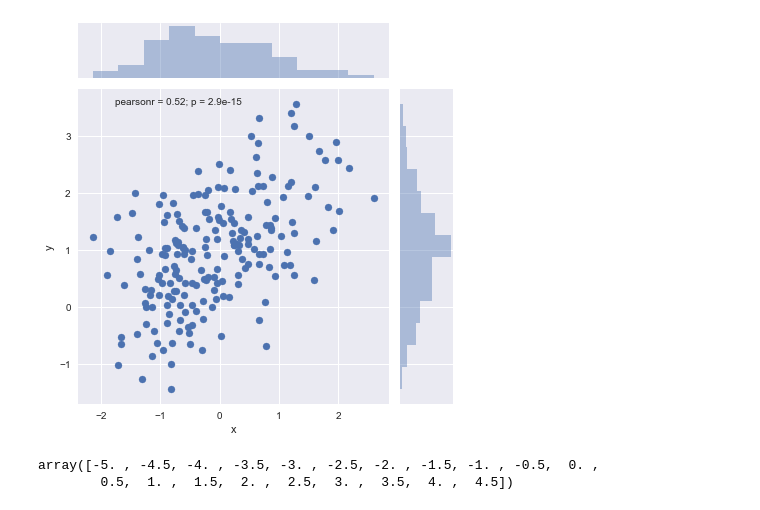
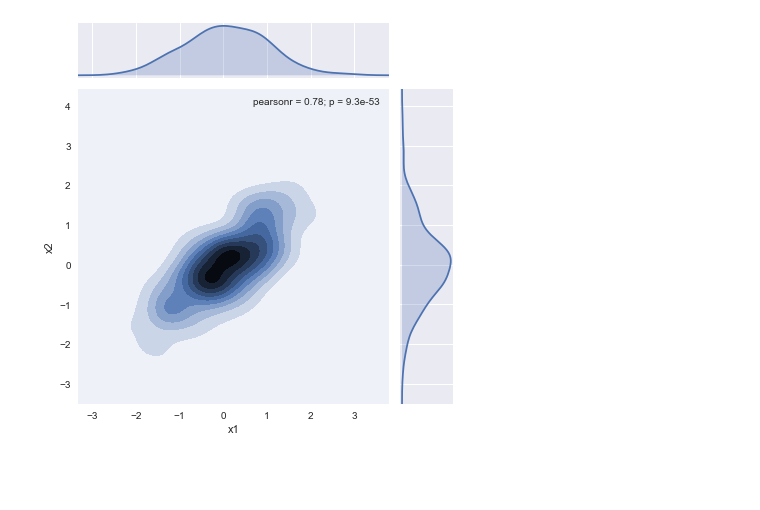
Before and after one commit to kod5kod/TMN-Simulations, a Jupyter notebook: tmn_sim.ipynb, the cells around one changed output. Cells and saved outputs as stored; diff of their text form; code cells hidden in the pictures; blank space fills up the shorter version.

```diff
--- a/tmn_sim.ipynb
+++ b/tmn_sim.ipynb
@@ -37,16 +73,8 @@ sns.distplot(x, bins=100, kde=False, rug=True)
 # %%
-mean, cov = [0, 1], [(1, .5), (.5, 1)]
-data = np.random.multivariate_normal(mean, cov, 200)
-df = pd.DataFrame(data, columns=["x", "y"])
+p = 0.8
+mean, cov = [0,0], [(1, p), (p, 1)]
+data = np.random.multivariate_normal(mean, cov, 250)
+df = pd.DataFrame(data, columns=["x1", "x2"])
+sns.jointplot(x="x1", y="x2", data=df,kind="kde");
+# %% [output]
+[figure, added]
-# %%
-sns.jointplot(x="x", y="y", data=df);
-# %% [output]
-[figure, removed]
-# %%
-#univariate:
-
-x = np.linspace(-5, 5, 20, endpoint=False)
-x
-# %% [output]
-array([-5. , -4.5, -4. , -3.5, -3. , -2.5, -2. , -1.5, -1. , -0.5,  0. ,
-        0.5,  1. ,  1.5,  2. ,  2.5,  3. ,  3.5,  4. ,  4.5])
```
Also changed, not shown: parts of 15 cells of this notebook.
